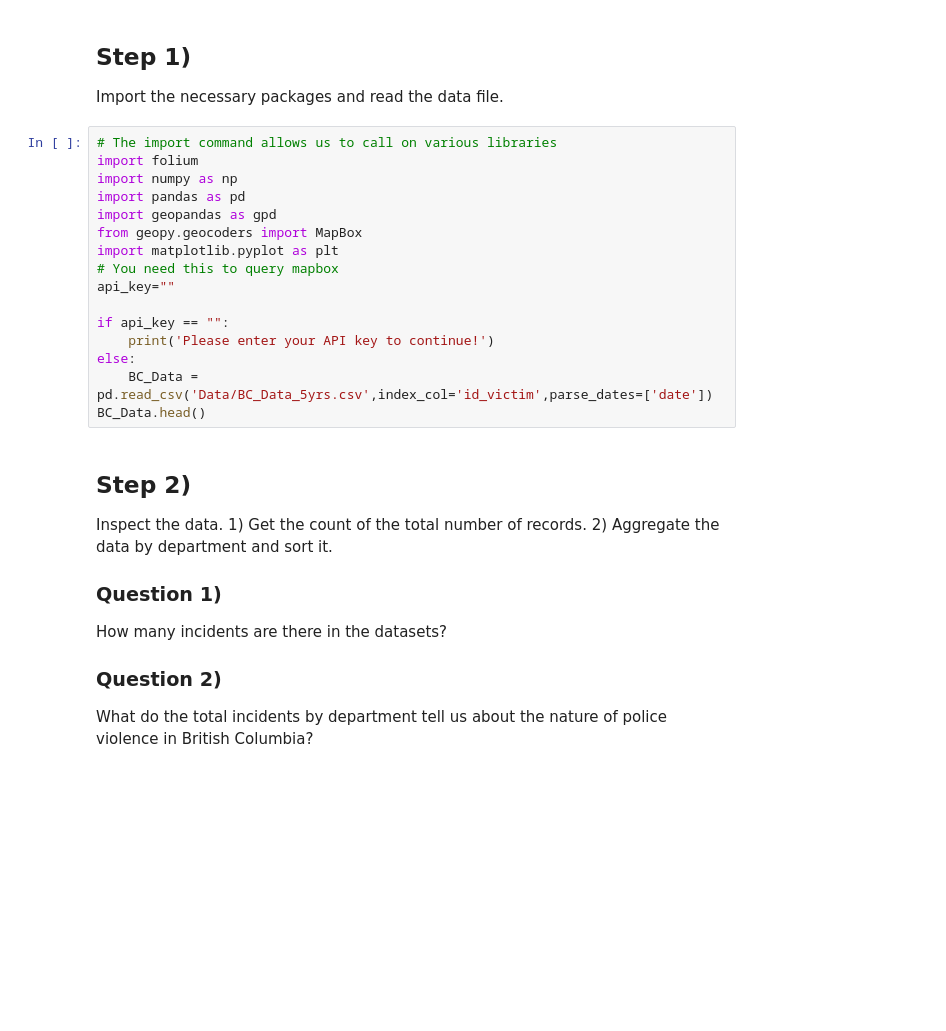
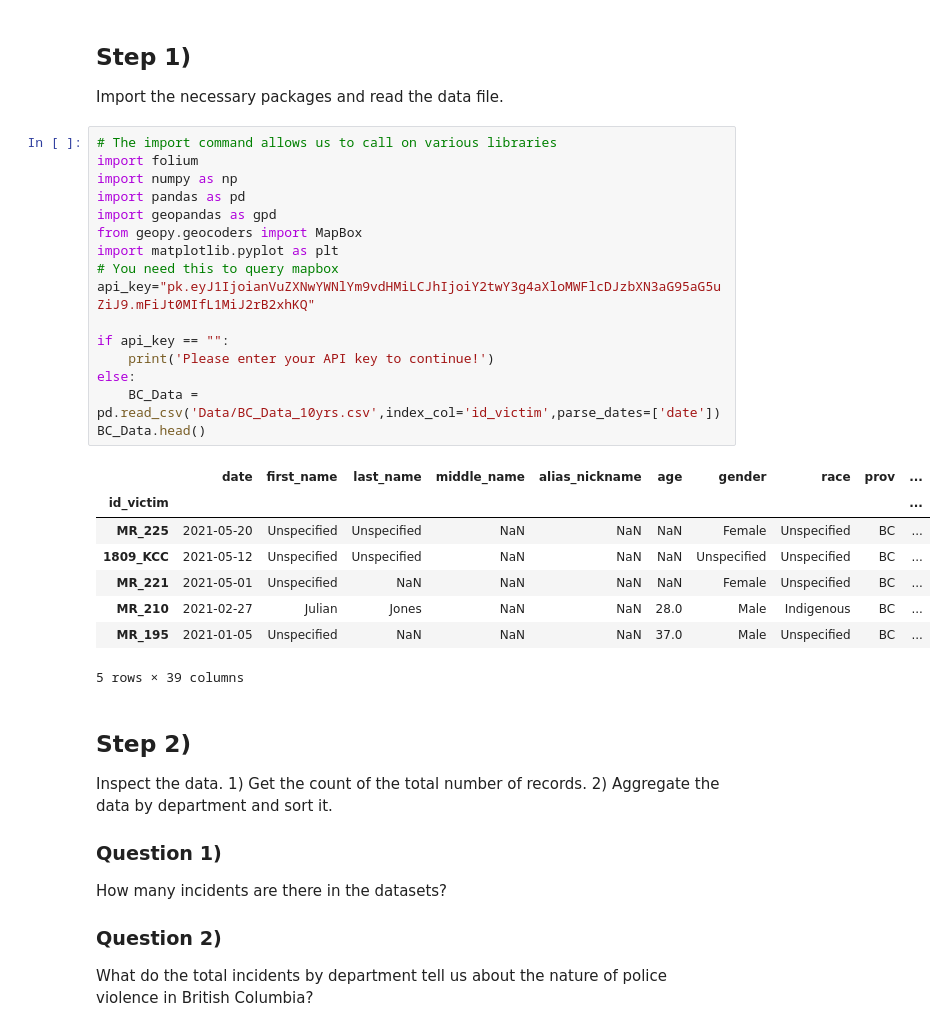
Before and after one commit to June-Skeeter/-GEOB270_Lab4_2021S1-, a Jupyter notebook: Geocoding with Python.ipynb, the cells around one changed output. Drawn from its saved outputs; the diff is of its cells as text; blank space fills up the shorter version.

```diff
--- a/Geocoding with Python.ipynb
+++ b/Geocoding with Python.ipynb
@@ -5,19 +5,28 @@ Import the necessary packages and read the data file.
 # %%
 # The import command allows us to call on various libraries
 import folium
 import numpy as np
 import pandas as pd
 import geopandas as gpd
 from geopy.geocoders import MapBox
 import matplotlib.pyplot as plt
 # You need this to query mapbox
-api_key=""
+api_key="pk.eyJ1IjoianVuZXNwYWNlYm9vdHMiLCJhIjoiY2twY3g4aXloMWFlcDJzbXN3aG95aG5uZiJ9.mFiJt0MIfL1MiJ2rB2xhKQ"
 
 if api_key == "":
     print('Please enter your API key to continue!')
 else:
-    BC_Data = pd.read_csv('Data/BC_Data_5yrs.csv',index_col='id_victim',parse_dates=['date'])
+    BC_Data = pd.read_csv('Data/BC_Data_10yrs.csv',index_col='id_victim',parse_dates=['date'])
 BC_Data.head()
+# %% [output]
+|  | date | first_name | last_name | middle_name | alias_nickname | age | gender | race | prov | ... |
+| id_victim |  |  |  |  |  |  |  |  |  | ... |
+| MR_225 | 2021-05-20 | Unspecified | Unspecified | NaN | NaN | NaN | Female | Unspecified | BC | ... |
+| 1809_KCC | 2021-05-12 | Unspecified | Unspecified | NaN | NaN | NaN | Unspecified | Unspecified | BC | ... |
+| MR_221 | 2021-05-01 | Unspecified | NaN | NaN | NaN | NaN | Female | Unspecified | BC | ... |
+| MR_210 | 2021-02-27 | Julian | Jones | NaN | NaN | 28.0 | Male | Indigenous | BC | ... |
+| MR_195 | 2021-01-05 | Unspecified | NaN | NaN | NaN | 37.0 | Male | Unspecified | BC | ... |
+5 rows × 39 columns
 # %% [markdown]
 ## Step 2)
 
```
Also changed, not shown: parts of 4 cells of this notebook, 13 other files.
